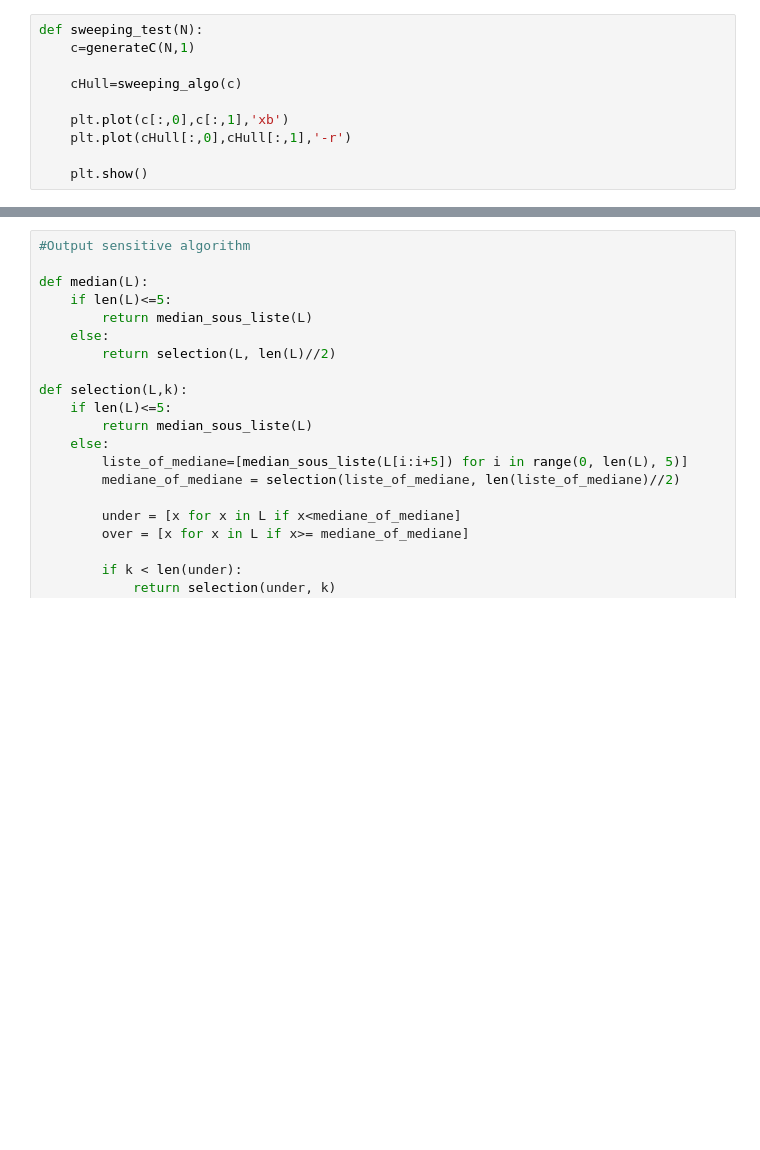
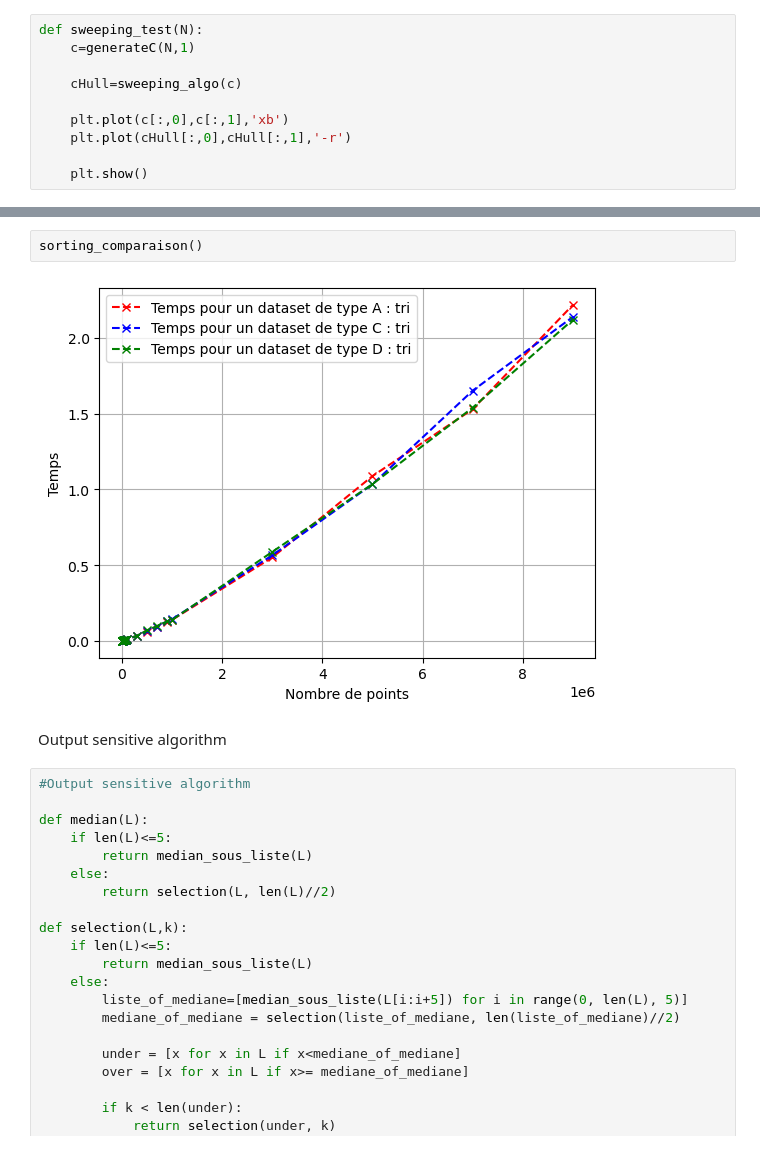
Before and after one commit to jacedoir/INF421_PI_Project, a Jupyter notebook: project.ipynb, the cells around one changed output, grey strips where cells are left out. Saved outputs shown, nothing was run; the diff lists cells and outputs as text; blank space fills up the shorter version.

```diff
--- a/project.ipynb
+++ b/project.ipynb
@@ -121,3 +231,9 @@ def complexity_sweeping(N):
+# %%
+sorting_comparaison()
+# %% [output]
+[figure, added]
+# %% [markdown]
+Output sensitive algorithm
 # %%
 #Output sensitive algorithm
 
```
Also changed, not shown: parts of 5 cells of this notebook, 3 other files.
